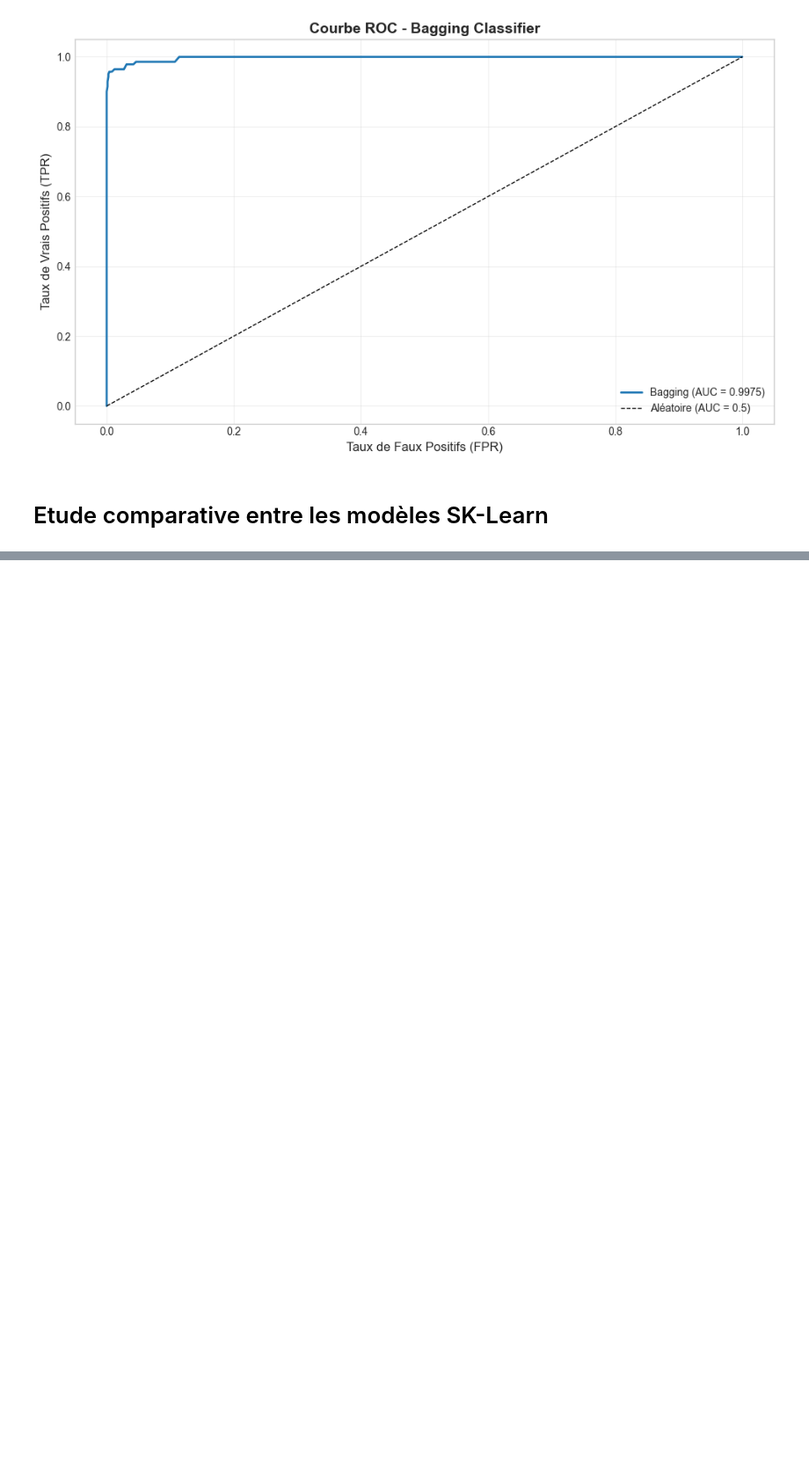
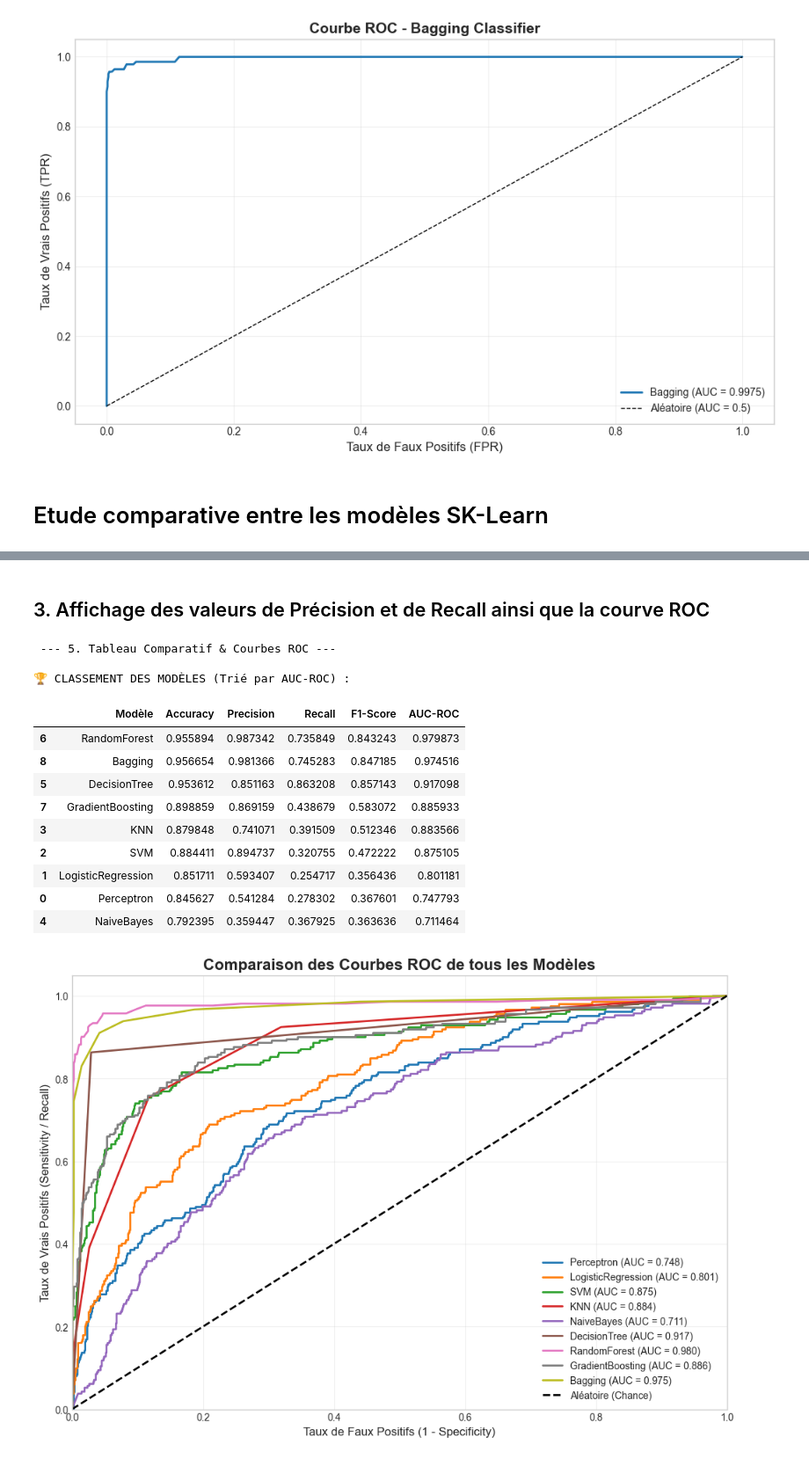
Before and after one commit to unitealfa/algo-de-pr-diction, a Jupyter notebook: HumanForYou_attrition_analysis.ipynb, the cells around one changed output, grey strips where cells are left out. Shown at 88% size. Cells and saved outputs as stored; diff of their text form; code cells hidden in the pictures; blank space fills up the shorter version.

```diff
--- a/HumanForYou_attrition_analysis.ipynb
+++ b/HumanForYou_attrition_analysis.ipynb
@@ -1814,0 +2284,72 @@ AUC-ROC Score: 0.9975
+# %% [markdown]
+## 3. Affichage des valeurs de Précision et de Recall ainsi que la courve ROC
+# %%
+from sklearn.metrics import precision_score, recall_score, f1_score, roc_curve, auc
+import pandas as pd
+import matplotlib.pyplot as plt
+
+print(" --- 5. Tableau Comparatif & Courbes ROC ---")
+
+# 1. Création du Tableau Récapitulatif
+results_list = []
+
+for name, y_pred in predictions.items():
+    # Calcul des métriques
+    acc = accuracy_score(y_test, y_pred)
+    prec = precision_score(y_test, y_pred)
+    rec = recall_score(y_test, y_pred)
+    f1 = f1_score(y_test, y_pred)
+
+    # Récupération de l'AUC déjà calculé ou recalculé
+    y_prob = probas[name]
+    roc_auc = roc_auc_score(y_test, y_prob)
+
+    results_list.append({
+        "Modèle": name,
+        "Accuracy": acc,
+        "Precision": prec,
+        "Recall": rec,
+        "F1-Score": f1,
+        "AUC-ROC": roc_auc
+    })
+
+# Création du DataFrame et tri par AUC décroissant
+results_df = pd.DataFrame(results_list)
+results_df = results_df.sort_values(by="AUC-ROC", ascending=False)
+
+print("\n CLASSEMENT DES MODÈLES (Trié par AUC-ROC) :")
+display(results_df.style.background_gradient(cmap='Greens'))
+
+
+# 2. Affichage des Courbes ROC Multiples
+plt.figure(figsize=(12, 8))
+
+for name, y_prob in probas.items():
+    fpr, tpr, _ = roc_curve(y_test, y_prob)
+    roc_auc = auc(fpr, tpr)
+    plt.plot(fpr, tpr, linewidth=2, label=f'{name} (AUC = {roc_auc:.3f})')
+
+plt.plot([0, 1], [0, 1], 'k--', linewidth=2, label='Aléatoire (Chance)')
+plt.xlim([0.0, 1.0])
+plt.ylim([0.0, 1.05])
+plt.xlabel('Taux de Faux Positifs (1 - Specificity)', fontsize=12)
+plt.ylabel('Taux de Vrais Positifs (Sensitivity / Recall)', fontsize=12)
+plt.title('Comparaison des Courbes ROC de tous les Modèles', fontsize=16, fontweight='bold')
+plt.legend(loc="lower right", fontsize=10)
+plt.grid(True, alpha=0.3)
+plt.show()
+# %% [output]
+ --- 5. Tableau Comparatif & Courbes ROC ---
+
+🏆 CLASSEMENT DES MODÈLES (Trié par AUC-ROC) :
+|  | Modèle | Accuracy | Precision | Recall | F1-Score | AUC-ROC |
+| 6 | RandomForest | 0.955894 | 0.987342 | 0.735849 | 0.843243 | 0.979873 |
+| 8 | Bagging | 0.956654 | 0.981366 | 0.745283 | 0.847185 | 0.974516 |
+| 5 | DecisionTree | 0.953612 | 0.851163 | 0.863208 | 0.857143 | 0.917098 |
+| 7 | GradientBoosting | 0.898859 | 0.869159 | 0.438679 | 0.583072 | 0.885933 |
+| 3 | KNN | 0.879848 | 0.741071 | 0.391509 | 0.512346 | 0.883566 |
+| 2 | SVM | 0.884411 | 0.894737 | 0.320755 | 0.472222 | 0.875105 |
+| 1 | LogisticRegression | 0.851711 | 0.593407 | 0.254717 | 0.356436 | 0.801181 |
+| 0 | Perceptron | 0.845627 | 0.541284 | 0.278302 | 0.367601 | 0.747793 |
+| 4 | NaiveBayes | 0.792395 | 0.359447 | 0.367925 | 0.363636 | 0.711464 |
+[figure, added]
```
Also changed, not shown: parts of 11 cells of this notebook.
